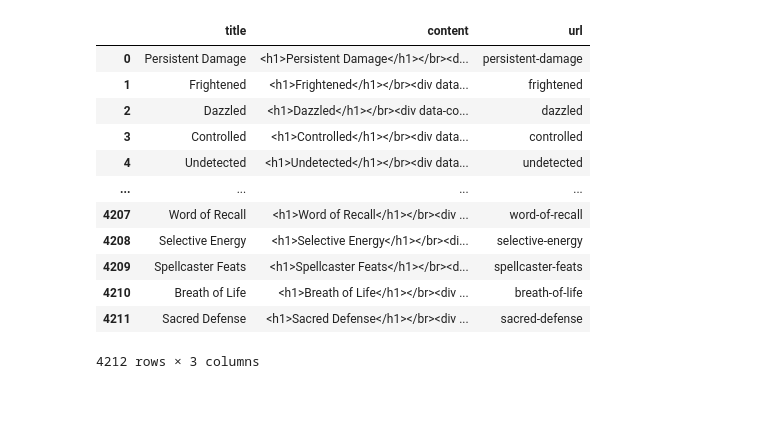
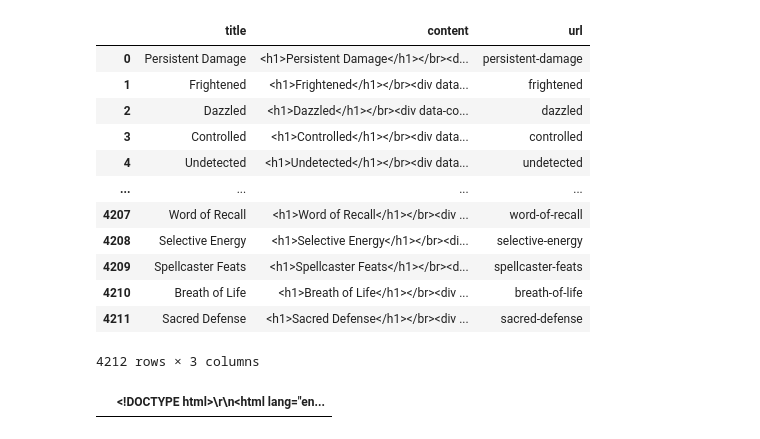
Before and after one commit to UnBearAble1/flask_app_2, a Jupyter notebook: Create SQLite db.ipynb, the cells around one changed output. Drawn from its saved outputs; the diff is of its cells as text; code cells hidden in the pictures; blank space fills up the shorter version.

```diff
--- a/Create SQLite db.ipynb
+++ b/Create SQLite db.ipynb
@@ -135,3 +193,9 @@ pd.read_sql('select * from articles', conn)
 
 # close the conection to sqlite database
 conn.close()
+# %%
+file = pd.read_csv("V1_navbar - Sheet1.csv")
+# %%
+file
+# %% [output]
+|  | <!DOCTYPE html>\r\n<html lang="en... |
```
Also changed, not shown: parts of 12 cells of this notebook, 34 other files.
